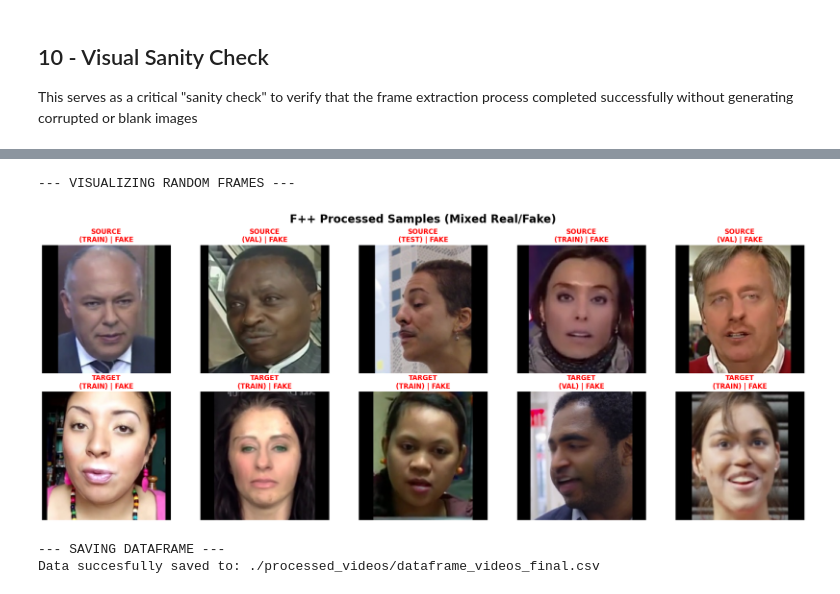
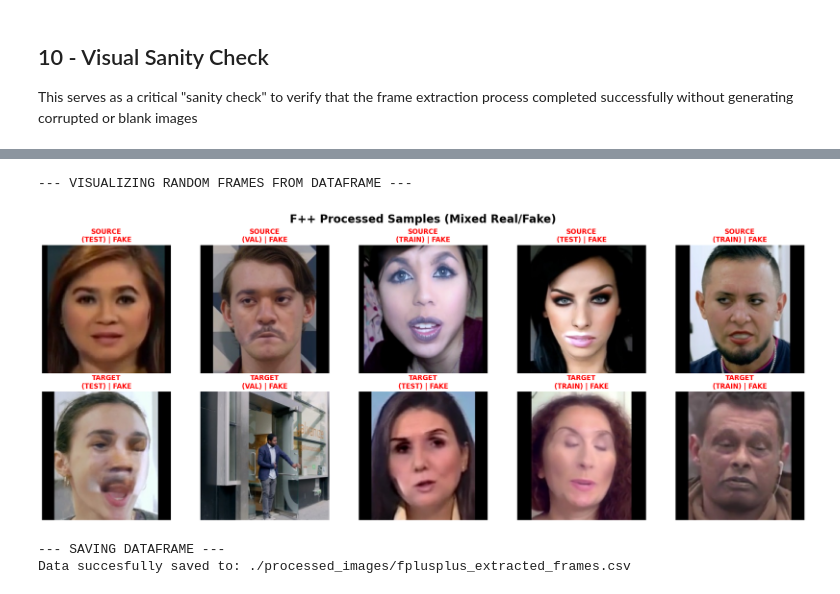
Before and after one commit to luciapola04/internship-deepfake-forensic, a Jupyter notebook: deepfake-forensics-pipeline/02_data_split_and_extraction_f++.ipynb, the cells around one changed output, grey strips where cells are left out. Drawn from its saved outputs; the diff is of its cells as text; code cells hidden in the pictures.

```diff
--- a/deepfake-forensics-pipeline/02_data_split_and_extraction_f++.ipynb
+++ b/deepfake-forensics-pipeline/02_data_split_and_extraction_f++.ipynb
@@ -18,7 +19,7 @@ import urllib.request
 # %%
 print("--- LOADING PROCESSED DATA ---")
 
-load_path = "./processed_videos/dataframe_videos.csv"
+load_path = "./processed_images/fplusplus_videos.csv"
 videos = pd.read_csv(load_path)
 
 print(f"{len(videos)} videos loaded!")
@@ -484,72 +596,61 @@ Total frames found across both splits:    70000
 # %%
-def get_random_frames(base_root, num_images, split_type):
-    """Helper function to extract N random frames from a specific folder."""
-    all_frames = []
+def show_both_splits_frames_from_df(dataframe, num_images=5):
+    print("\n--- VISUALIZING RANDOM FRAMES FROM DATAFRAME ---")
 
-    if not os.path.exists(base_root):
-        return []
+    df_src = dataframe[dataframe['method'] == 'source_based']
+    df_trg = dataframe[dataframe['method'] == 'target_based']
 
-    for root, dirs, files in os.walk(base_root):
-        for file in files:
-            if file.endswith(".jpg"):
-                full_path = os.path.join(root, file)
-                parts = root.split(os.sep)
-
-                subset = parts[-2]
-                folder_label = parts[-1]
-
-                label = "REAL" if folder_label == "original" else "FAKE"
-                all_frames.append((full_path, subset, label, split_type))
-
-    if not all_frames:
-        return []
-
-    return random.sample(all_frames, min(num_images, len(all_frames)))
-
-def show_both_splits_frames():
-    print("\n--- VISUALIZING RANDOM FRAMES ---")
-
-    sample_src = get_random_frames("F++_Split/source_based", fpv, "SOURCE")
-    sample_trg = get_random_frames("F++_Split/target_based", fpv, "TARGET")
+    sample_src = df_src.sample(n=min(num_images, len(df_src))).to_dict('records')
+    sample_trg = df_trg.sample(n=min(num_images, len(df_trg))).to_dict('records')
 
     sample = sample_src + sample_trg
 
     if not sample:
-        print("No images found...")
+        print("No images found in the DataFrame...")
         return
 
     cols = 5
     rows = math.ceil(len(sample) / cols)
 
     plt.figure(figsize=(20, 4 * rows))
     plt.suptitle("F++ Processed Samples (Mixed Real/Fake)", fontsize=20, fontweight='bold')
 
-    for i, (img_path, subset, label, split_type) in enumerate(sample):
+    for i, row in enumerate(sample):
         plt.subplot(rows, cols, i+1)
-        img = Image.open(img_path)
-        plt.imshow(img)
+
+        img_path = row['path']
+        try:
+            img = Image.open(img_path)
+            plt.imshow(img)
+        except Exception as e:
+            print(f"Immagine non trovata o illeggibile: {img_path}")
+
         plt.axis('off')
 
+        label = "REAL" if row['label'] == 0 else "FAKE"
+        split_type = row['method'].split('_')[0].upper()
+        subset = row['split'].upper()
+
         title_color = 'green' if label == "REAL" else 'red'
-        plt.title(f"{split_type}\n({subset.upper()}) | {label}", color=title_color, fontweight='bold')
+        plt.title(f"{split_type}\n({subset}) | {label}", color=title_color, fontweight='bold')
 
     plt.tight_layout()
     plt.show()
 
-show_both_splits_frames()
+show_both_splits_frames_from_df(df, num_images=fpv)
 # %% [output]
---- VISUALIZING RANDOM FRAMES ---
+--- VISUALIZING RANDOM FRAMES FROM DATAFRAME ---
-[figure, old version]
+[figure, new version]
 # %%
 print("--- SAVING DATAFRAME ---")
 
-output_dir = "./processed_videos"
+output_dir = "./processed_images"
 os.makedirs(output_dir, exist_ok=True)
 
-save_path = os.path.join(output_dir, "dataframe_videos_final.csv")
-videos.to_csv(save_path, index=False)
+save_path = os.path.join(output_dir, "fplusplus_extracted_frames.csv")
+df_frames.to_csv(save_path, index=False)
 
 print(f"Data succesfully saved to: {save_path}")
 # %% [output]
 --- SAVING DATAFRAME ---
-Data succesfully saved to: ./processed_videos/dataframe_videos_final.csv
+Data succesfully saved to: ./processed_images/fplusplus_extracted_frames.csv
```
Also changed, not shown: parts of 7 cells of this notebook, 6 other files.
